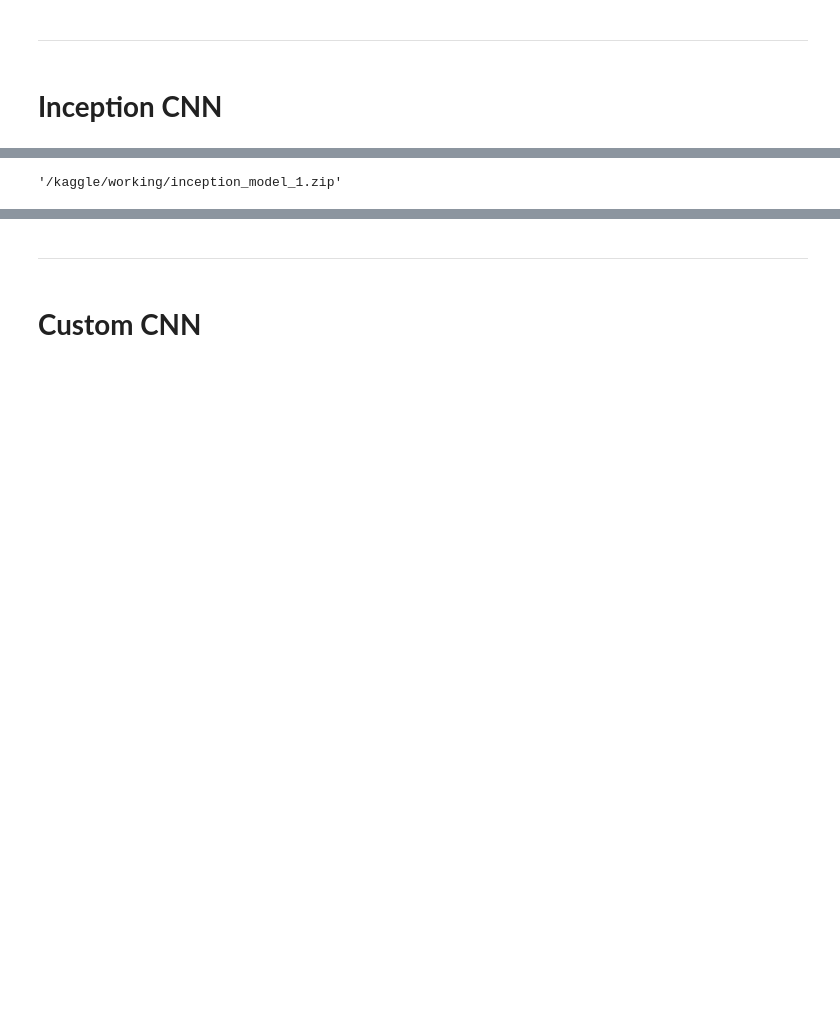
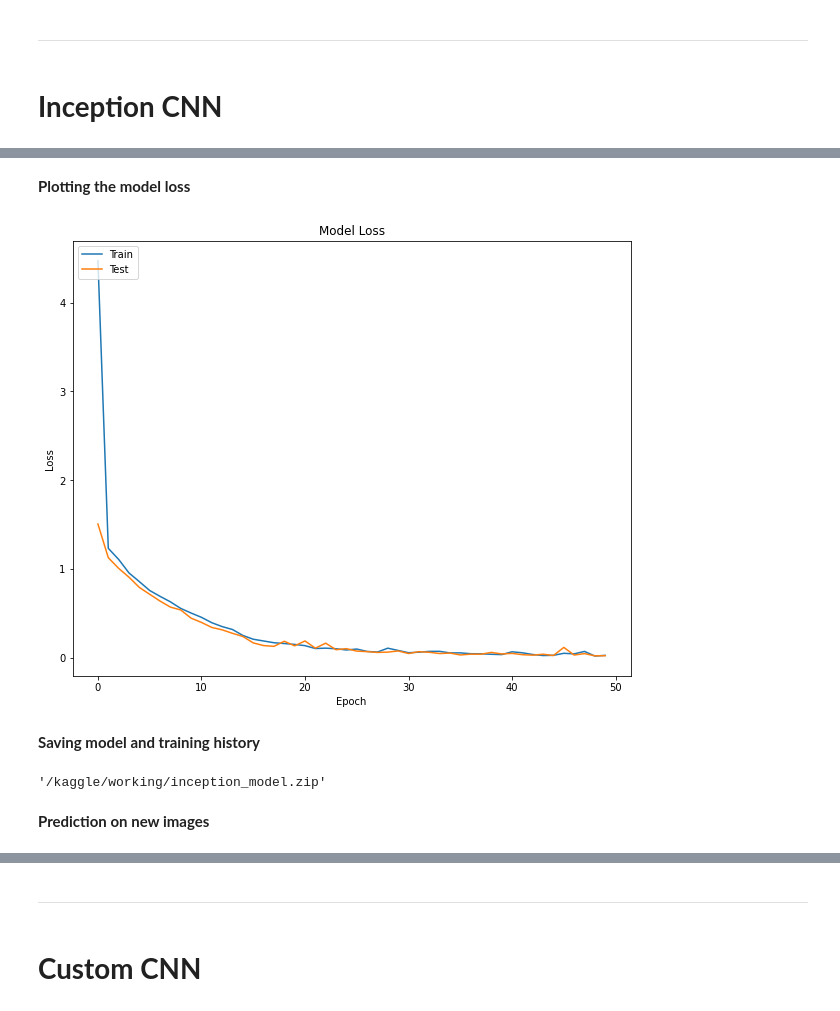
Before and after one commit to shreyas1104/White-Blood-Cells-Image-Classification, a Jupyter notebook: WBC Classification/wbc-classification.ipynb, the cells around one changed output, grey strips where cells are left out. Cells and saved outputs as stored; diff of their text form; code cells hidden in the pictures; blank space fills up the shorter version.

```diff
--- a/WBC Classification/wbc-classification.ipynb
+++ b/WBC Classification/wbc-classification.ipynb
@@ -196 +258,16 @@ Epoch 50/50
+# %% [markdown]
+**Plotting the model loss**
+# %%
+plt.figure(figsize=(10, 8))
+plt.plot(history_inception.history['loss'])
+plt.plot(history_inception.history['val_loss'])
+plt.title('Model Loss')
+plt.ylabel('Loss')
+plt.xlabel('Epoch')
+plt.legend(['Train', 'Test'], loc='upper left')
+plt.show()
+# %% [output]
+[figure, added]
+# %% [markdown]
+**Saving model and training history**
 # %%
@@ -198,4 +275,4 @@ inception_model.save('Inception_Model‑1')
 # %%
-shutil.make_archive('inception_model_1', 'zip', '/kaggle/working/Inception_Model‑1')
+shutil.make_archive('inception_model', 'zip', '/kaggle/working/Inception_Model')
 # %% [output]
-'/kaggle/working/inception_model_1.zip'
+'/kaggle/working/inception_model.zip'
@@ -201,0 +283,2 @@ shutil.make_archive('inception_model_1', 'zip', '/kaggle/working/Inception_Model
+# %% [markdown]
+**Prediction on new images**
```
Also changed, not shown: parts of 64 cells of this notebook.
